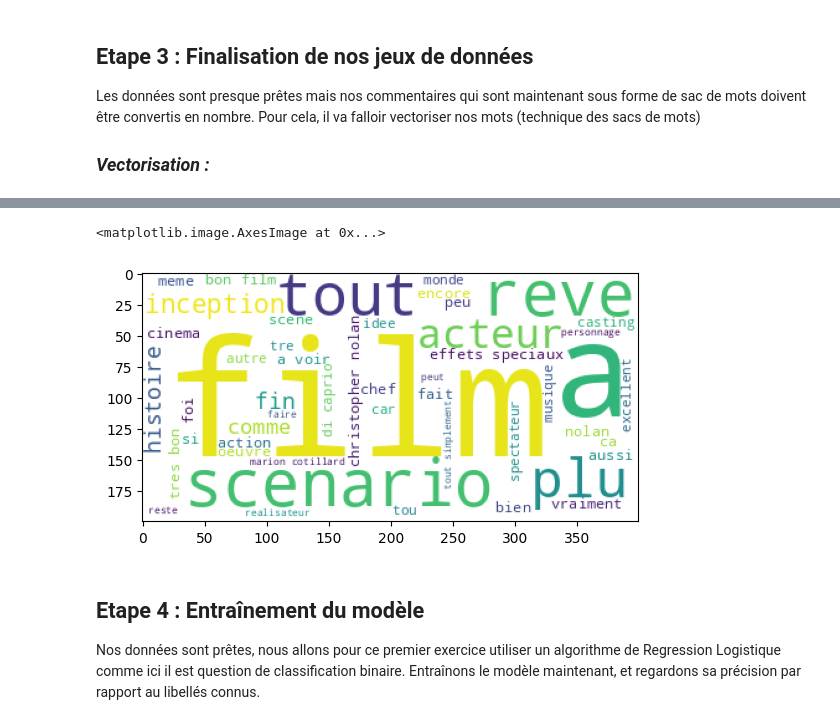
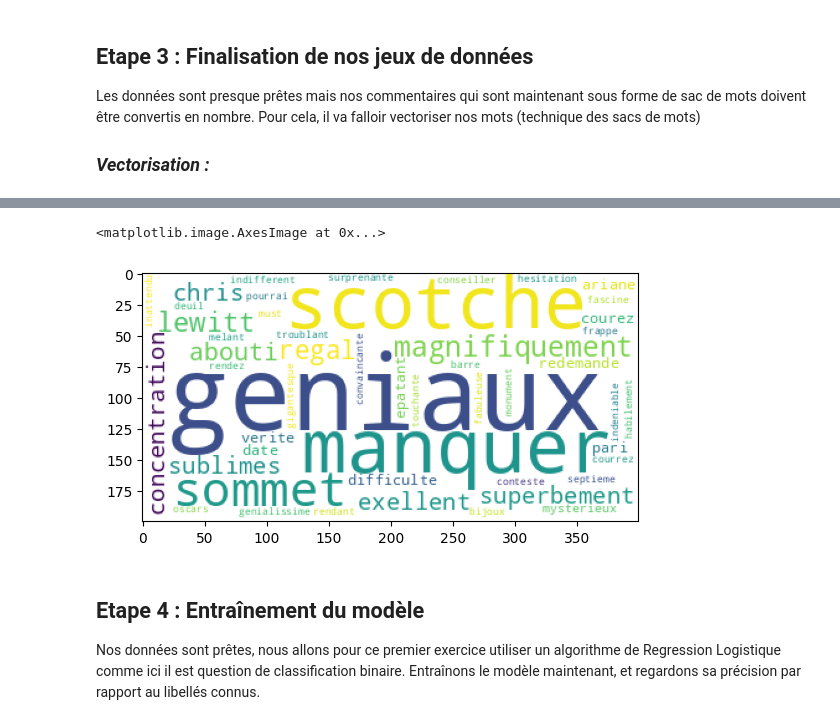
Before and after one commit to basileguerin/Brief_NLP, a Jupyter notebook: ML/Brief_NLP.ipynb, the cells around one changed output, grey strips where cells are left out. Saved outputs shown, nothing was run; the diff lists cells and outputs as text; code cells hidden in the pictures.

```diff
--- a/ML/Brief_NLP.ipynb
+++ b/ML/Brief_NLP.ipynb
@@ -215 +226,9 @@ for item in pos['Commentaires'].items():
+# %%
+set1 = set(text_positif.split())
+set2 = set(text_negatif.split())
+
+# Création de la liste de mots en commun
+words_film_related = list(set1.intersection(set2))
+
+stopwords_cloud = stopwords.words('french') + words_film_related
 # %%
@@ -221,9 +240,9 @@ plt.imshow(wordcloud_neg)
 # %%
-wordcloud_pos = WordCloud(background_color='white', max_words=50, stopwords=stopwords.words('french')).generate(text_positif)
-plt.imshow(wordcloud_pos)
+wordcloud_neg = WordCloud(background_color='white', max_words=50, min_word_length=3, stopwords=stopwords_cloud).generate(text_positif)
+plt.imshow(wordcloud_neg)
 # %% [output]
 <matplotlib.image.AxesImage at 0x...>
-[figure, old version]
+[figure, new version]
 # %% [markdown]
 ## Etape 4 : Entraînement du modèle
 
```
Also changed, not shown: parts of 15 cells of this notebook, 1 other file.
